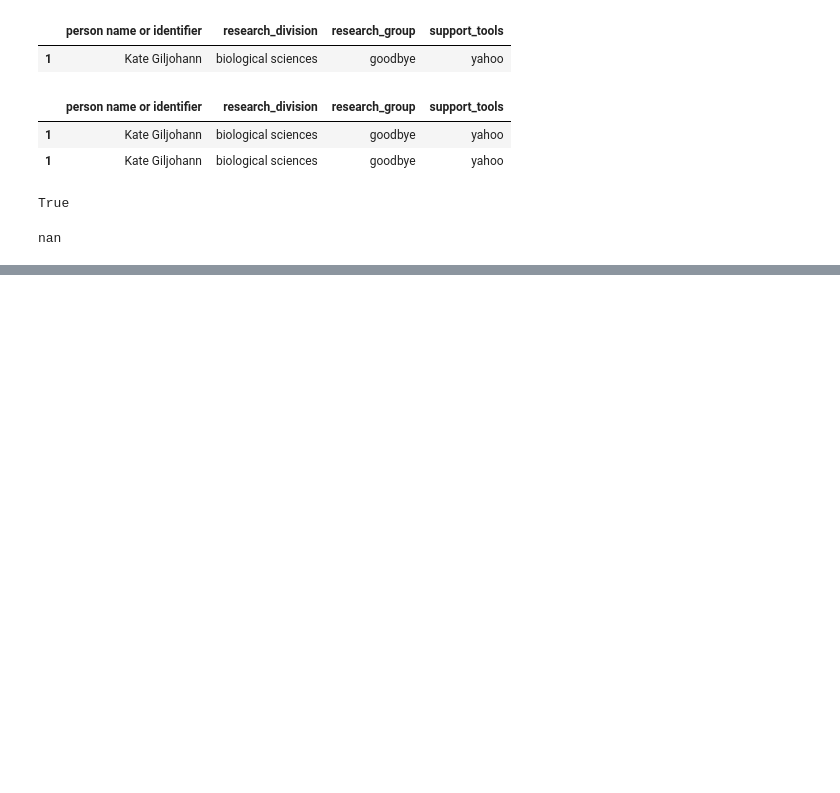
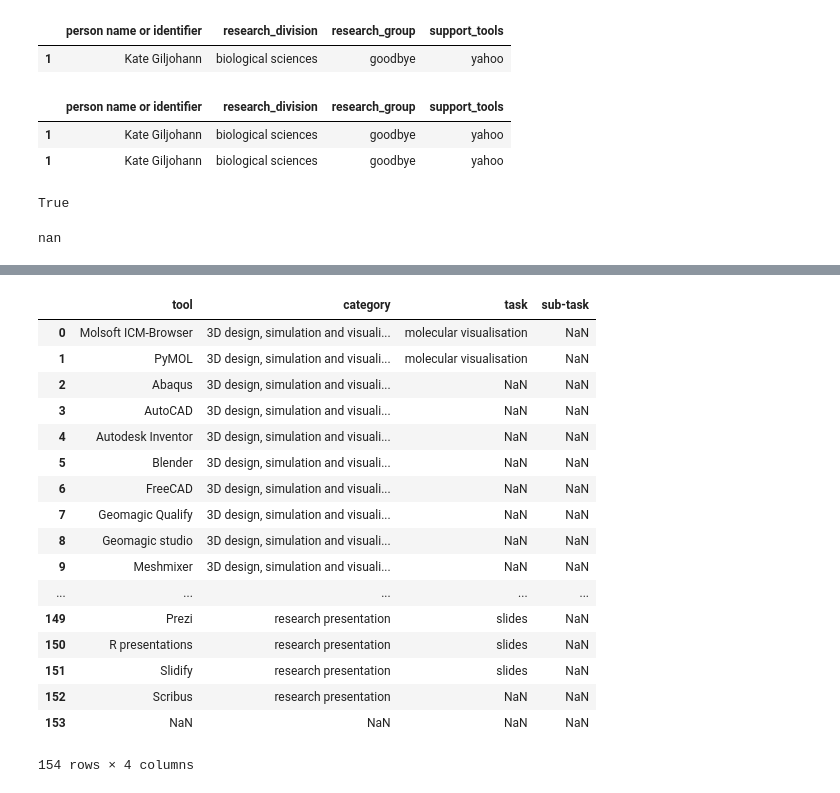
Before and after one commit to DamienIrving/resbaz-posters, a Jupyter notebook: analysis_sandbox.ipynb, the cells around one changed output, grey strips where cells are left out. Saved outputs shown, nothing was run; the diff lists cells and outputs as text; code cells hidden in the pictures; blank space fills up the shorter version.

```diff
--- a/analysis_sandbox.ipynb
+++ b/analysis_sandbox.ipynb
@@ -122,0 +151,26 @@ nan
+# %%
+support_tool_df = pandas.read_csv('support_tools.csv', header=0)
+# %%
+support_tool_df.drop('website', axis=1, inplace=True)
+support_tool_df.drop('people', axis=1, inplace=True)
+# %%
+support_tool_df
+# %% [output]
+|  | tool | category | task | sub-task |
+| 0 | Molsoft ICM-Browser | 3D design, simulation and visuali... | molecular visualisation | NaN |
+| 1 | PyMOL | 3D design, simulation and visuali... | molecular visualisation | NaN |
+| 2 | Abaqus | 3D design, simulation and visuali... | NaN | NaN |
+| 3 | AutoCAD | 3D design, simulation and visuali... | NaN | NaN |
+| 4 | Autodesk Inventor | 3D design, simulation and visuali... | NaN | NaN |
+| 5 | Blender | 3D design, simulation and visuali... | NaN | NaN |
+| 6 | FreeCAD | 3D design, simulation and visuali... | NaN | NaN |
+| 7 | Geomagic Qualify | 3D design, simulation and visuali... | NaN | NaN |
+| 8 | Geomagic studio | 3D design, simulation and visuali... | NaN | NaN |
+| 9 | Meshmixer | 3D design, simulation and visuali... | NaN | NaN |
+| ... | ... | ... | ... | ... |
+| 149 | Prezi | research presentation | slides | NaN |
+| 150 | R presentations | research presentation | slides | NaN |
+| 151 | Slidify | research presentation | slides | NaN |
+| 152 | Scribus | research presentation | NaN | NaN |
+| 153 | NaN | NaN | NaN | NaN |
+154 rows × 4 columns
```
Also changed, not shown: parts of 7 cells of this notebook, 1 other file.
